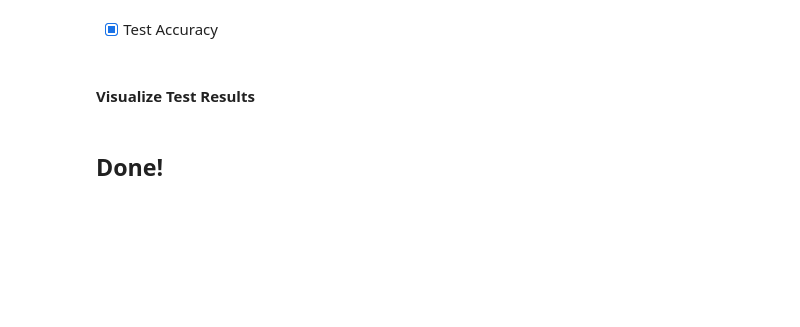
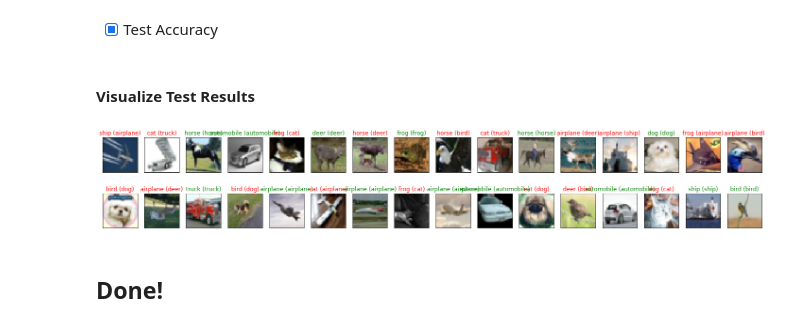
Before and after one commit to yashlab/DeepLearning_Pytorch, a Jupyter notebook: CNNs/CIFAR-10.ipynb, the cells around one changed output. Cells and saved outputs as stored; diff of their text form; code cells hidden in the pictures; blank space fills up the shorter version.

```diff
--- a/CNNs/CIFAR-10.ipynb
+++ b/CNNs/CIFAR-10.ipynb
@@ -88,6 +90,14 @@ classes = ['airplane', 'automobile',
            'deer','dog',
            'frog', 'horse',
            'ship', 'truck']
+# %%
+import matplotlib.pyplot as plt
+%matplotlib inline
+
+# helper function to un-normalize and display an image
+def imshow(img):
+    img = img / 2 + 0.5  # unnormalize
+    plt.imshow(np.transpose(img, (1, 2, 0)))  # convert from Tensor image
 # %%
 # obtain one batch of training images
 dataiter = iter(train_loader)
@@ -164,7 +176,7 @@ CNN(
 criterion = nn.CrossEntropyLoss()
 
 # Optimizer
-optimizer = torch.optim.SGD(model.parameters(),lr=0.005,momentum=0.9)
+optimizer = torch.optim.Adam(model.parameters(),lr=0.005)
 # %% [markdown]
 - [x] Define Model
 - [x] Define Loss and Optimizer
@@ -333,25 +336,27 @@ Test Accuracy (Overall): 74% (2319/3130)
 # %%
 # obtain one batch of test images
 dataiter = iter(test_loader)
 images, labels = dataiter.next()
 images.numpy()
 
 # move model inputs to cuda, if GPU available
-if train_on_gpu:
+if GPU:
     images = images.cuda()
 
 # get sample outputs
 output = model(images)
 # convert output probabilities to predicted class
 _, preds_tensor = torch.max(output, 1)
-preds = np.squeeze(preds_tensor.numpy()) if not train_on_gpu else np.squeeze(preds_tensor.cpu().numpy())
+preds = np.squeeze(preds_tensor.numpy()) if not GPU else np.squeeze(preds_tensor.cpu().numpy())
 
 # plot the images in the batch, along with predicted and true labels
 fig = plt.figure(figsize=(25, 4))
 for idx in np.arange(batch_size):
     ax = fig.add_subplot(2, batch_size/2, idx+1, xticks=[], yticks=[])
     imshow(images.cpu()[idx])
     ax.set_title("{} ({})".format(classes[preds[idx]], classes[labels[idx]]),
                  color=("green" if preds[idx]==labels[idx].item() else "red"))
+# %% [output]
+[figure, added]
 # %% [markdown]
 ## Done!
```
Also changed, not shown: parts of 4 cells of this notebook, 3 other files.
